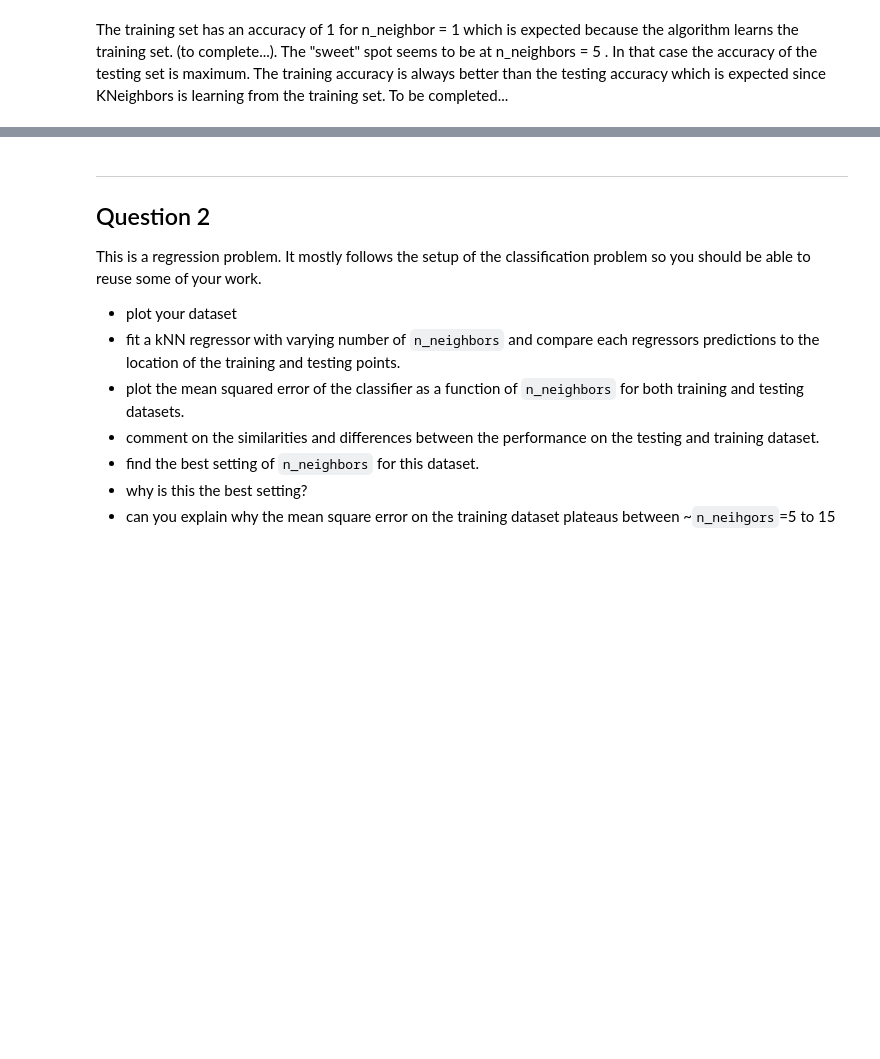
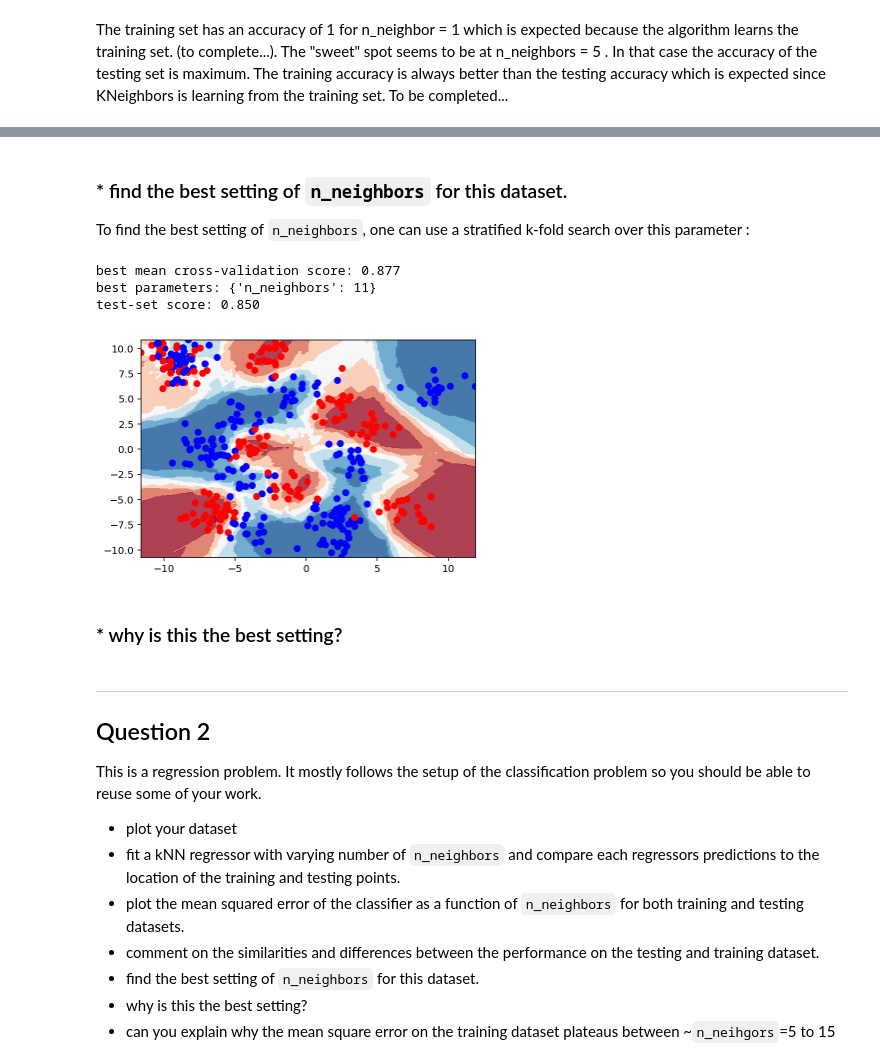
Before and after one commit to calispac/advanced-computing-2018, a Jupyter notebook: material/lecture-01/exercise.ipynb, the cells around one changed output, grey strips where cells are left out. Cells and saved outputs as stored; diff of their text form; code cells hidden in the pictures; blank space fills up the shorter version.

```diff
--- a/material/lecture-01/exercise.ipynb
+++ b/material/lecture-01/exercise.ipynb
@@ -216,3 +211,35 @@ The training set has an accuracy of 1 for n_neighbor = 1 which is expected becau
+# %% [markdown]
+### * find the best setting of `n_neighbors` for this dataset.
+
+To find the best setting of `n_neighbors`, one can use a stratified k-fold search over this parameter :
+# %%
+from sklearn.model_selection import GridSearchCV
+
+X, y = create_dataset()
+X_train, X_test, y_train, y_test = train_test_split(X, y, stratify=y)
+
+# set of parameters we want to try
+param_grid = {'n_neighbors':  np.arange(1, 17, 2)}
+
+grid = GridSearchCV(KNeighborsClassifier(), param_grid=param_grid, cv=10)
+grid.fit(X_train, y_train)
+
+print("best mean cross-validation score: {:.3f}".format(grid.best_score_))
+print("best parameters: {}".format(grid.best_params_))
+print("test-set score: {:.3f}".format(grid.score(X_test, y_test)))
+# print("train-set score: {:.3f}".format(grid.score(X_train, y_train)))
+# %% [output]
+best mean cross-validation score: 0.877
+best parameters: {'n_neighbors': 11}
+test-set score: 0.850
+# %%
+from utils import plot_surface
+
+plot_surface(grid.best_estimator_, X, y)
+# %% [output]
+[figure, added]
+# %% [markdown]
+### * why is this the best setting?
 # %% [markdown]
 ---
 
```
Also changed, not shown: parts of 4 cells of this notebook.
